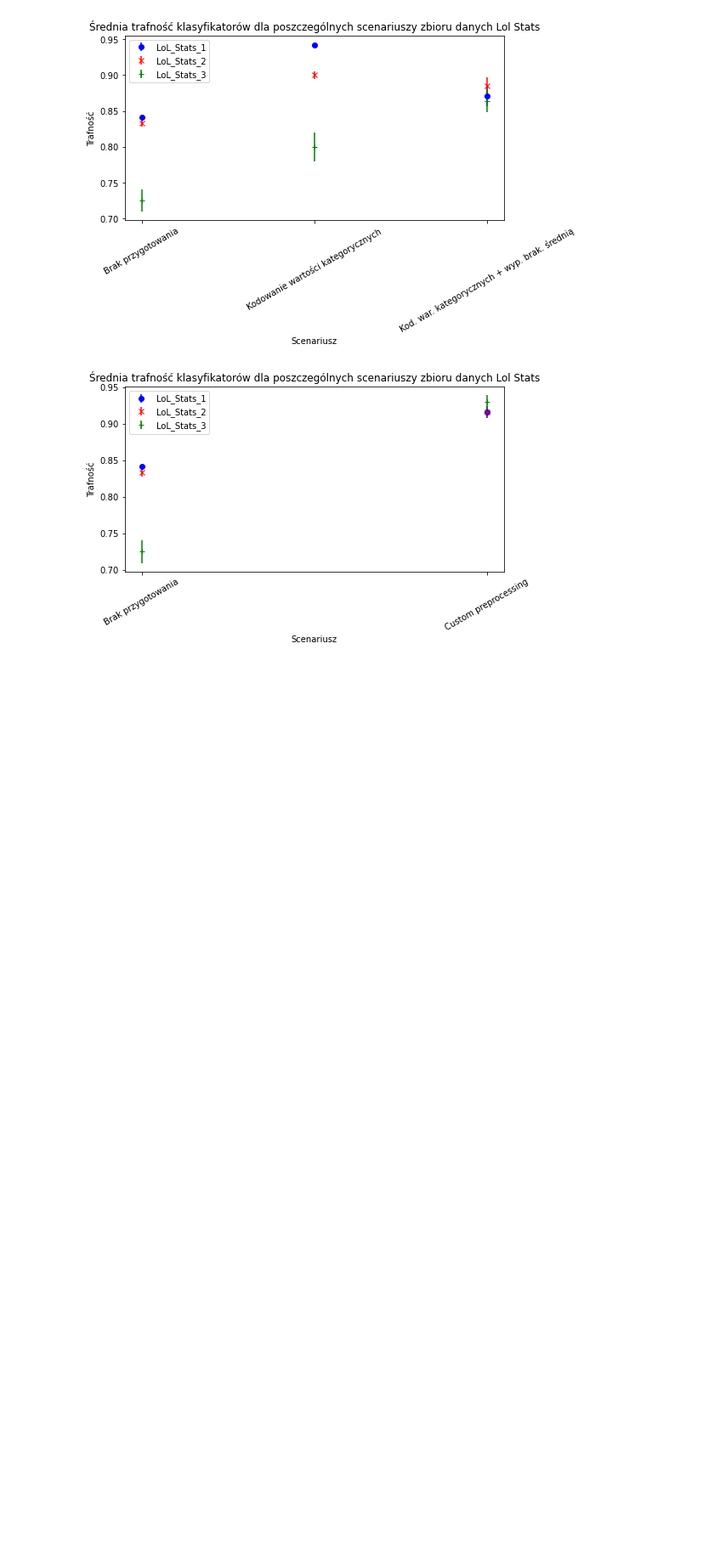
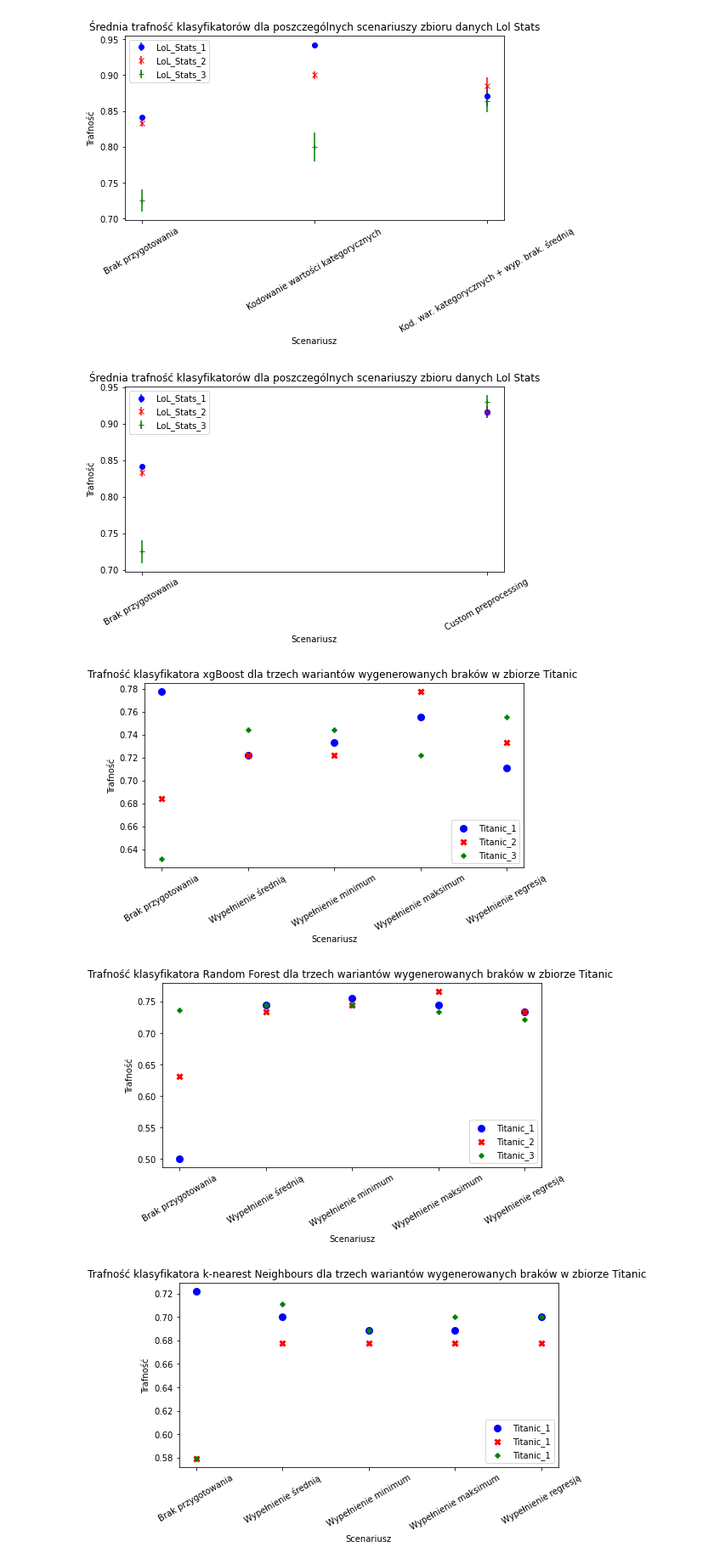
Before and after one commit to dlitwinski42/PracaMagPreproccessing, a Jupyter notebook: Titanic/Results.ipynb, the cells around one changed output. Shown at 85% size. Saved outputs shown, nothing was run; the diff lists cells and outputs as text; code cells hidden in the pictures; blank space fills up the shorter version.

Commit message:
Plots grouped by classificator, preprocessing before experiments, and start of classificator description

```diff
--- a/Titanic/Results.ipynb
+++ b/Titanic/Results.ipynb
@@ -178,7 +229,7 @@ for dataset in [aus_weather_1,aus_weather_2,aus_weather_3]:
 i = 1
 for dataset in [lol_stats_1,lol_stats_2,lol_stats_3]:
     for group in results['group'].unique()[1:]:
-        plot_1(get_group_results(dataset,
+        plot_dataset(get_group_results(dataset,
                                  group),
                                  "Trafność klasyfikatorów dla poszczególnych scenariuszy zbioru danych Lol Stats" + str(i),
                                  "Lol_Stats_" + str(i) + "_" + group)
@@ -198,7 +249,7 @@ for dataset in [lol_stats_1,lol_stats_2,lol_stats_3]:
 [figure]
 # %%
 for group in results['group'].unique()[1:]:
-        plot_2(get_group_results(titanic_1,group),
+        plot_average(get_group_results(titanic_1,group),
                get_group_results(titanic_2,group),
                get_group_results(titanic_3,group),
                "Średnia trafność klasyfikatorów dla poszczególnych scenariuszy zbioru danych Titanic 1",
@@ -210,7 +261,7 @@ for group in results['group'].unique()[1:]:
 [figure]
 # %%
 for group in results['group'].unique()[1:]:
-        plot_2(get_group_results(aus_weather_1,group),
+        plot_average(get_group_results(aus_weather_1,group),
                get_group_results(aus_weather_2,group),
                get_group_results(aus_weather_3,group),
                "Średnia trafność klasyfikatorów dla poszczególnych scenariuszy zbioru danych Aus Weather",
@@ -222,7 +273,7 @@ for group in results['group'].unique()[1:]:
 [figure]
 # %%
 for group in results['group'].unique()[1:]:
-        plot_2(get_group_results(lol_stats_1,group),
+        plot_average(get_group_results(lol_stats_1,group),
                get_group_results(lol_stats_2,group),
                get_group_results(lol_stats_3,group),
                "Średnia trafność klasyfikatorów dla poszczególnych scenariuszy zbioru danych Lol Stats",
@@ -232,3 +283,33 @@ for group in results['group'].unique()[1:]:
 [figure]
 [figure]
 [figure]
+# %%
+for group in results['group'].unique()[1:]:
+        plot_xgb_score(get_group_results(titanic_1,
+                                 group),
+                        get_group_results(titanic_2,
+                                 group),
+                        get_group_results(titanic_3,
+                                 group),
+                                 "Trafność klasyfikatora xgBoost dla trzech wariantów wygenerowanych braków w zbiorze Titanic ",
+                                 "Titanic_xgb_" + group)
+        plot_rfc_score(get_group_results(titanic_1,
+                                 group),
+                        get_group_results(titanic_2,
+                                 group),
+                        get_group_results(titanic_3,
+                                 group),
+                                 "Trafność klasyfikatora Random Forest dla trzech wariantów wygenerowanych braków w zbiorze Titanic ",
+                                 "Titanic_rfc_" + group)
+        plot_knn_score(get_group_results(titanic_1,
+                                 group),
+                        get_group_results(titanic_2,
+                                 group),
+                        get_group_results(titanic_3,
+                                 group),
+                                 "Trafność klasyfikatora k-nearest Neighbours dla trzech wariantów wygenerowanych braków w zbiorze Titanic ",
+                                 "Titanic_knn_" + group)
+# %% [output]
+[figure, added]
+[figure, added]
+[figure, added]
```
Also changed, not shown: parts of 10 cells of this notebook, 45 other files.
